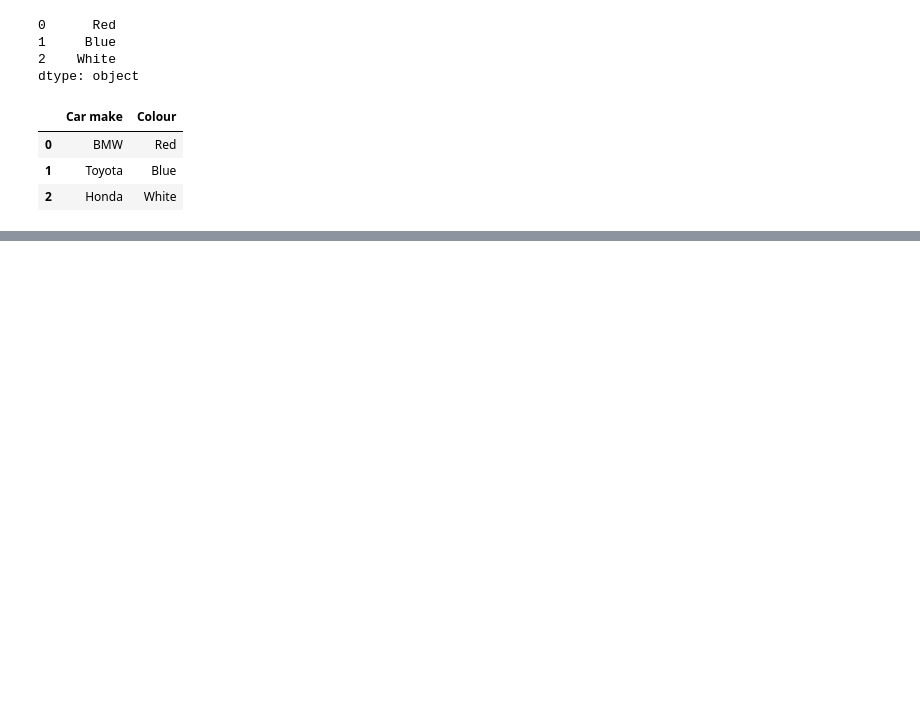
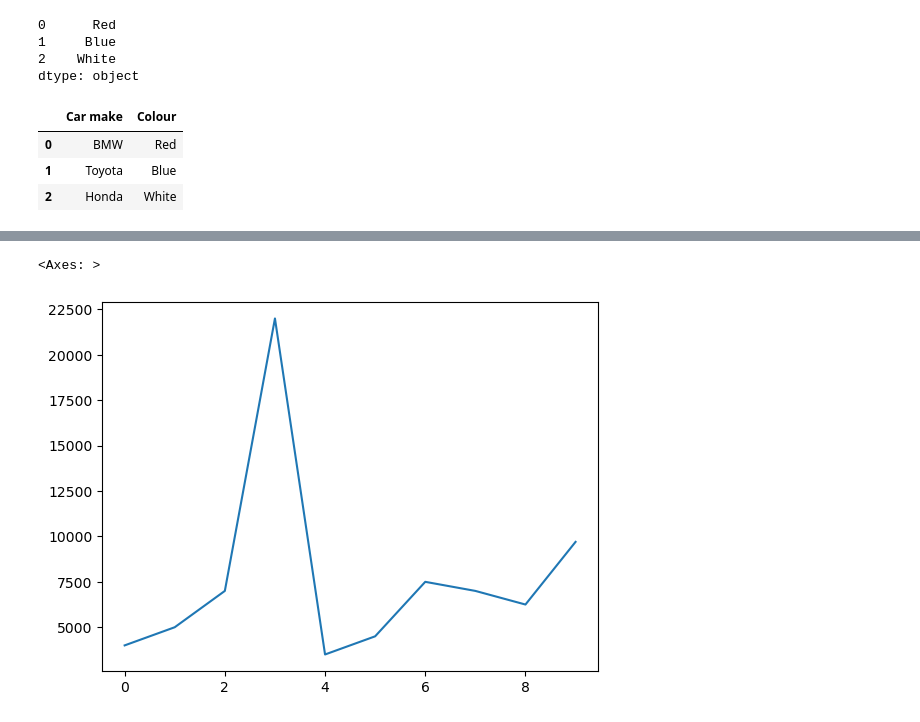
Before and after one commit to misa2/ai_sample_project, a Jupyter notebook: 2-pandas/introduction-to-pandas.ipynb, the cells around one changed output, grey strips where cells are left out. Cells and saved outputs as stored; diff of their text form; code cells hidden in the pictures; blank space fills up the shorter version.

```diff
--- a/2-pandas/introduction-to-pandas.ipynb
+++ b/2-pandas/introduction-to-pandas.ipynb
@@ -30,0 +371,2 @@ car_data
+# %%
+car_sales["Price"] = car_sales["Price"].str.replace('[\$\,]|\.\d*', '', regex=True).astype(int)
@@ -30,0 +387,5 @@ car_data
+# %%
+car_sales["Price"].plot()
+# %% [output]
+<Axes: >
+[figure, added]
```
Also changed, not shown: parts of 44 cells of this notebook, 6 other files.
